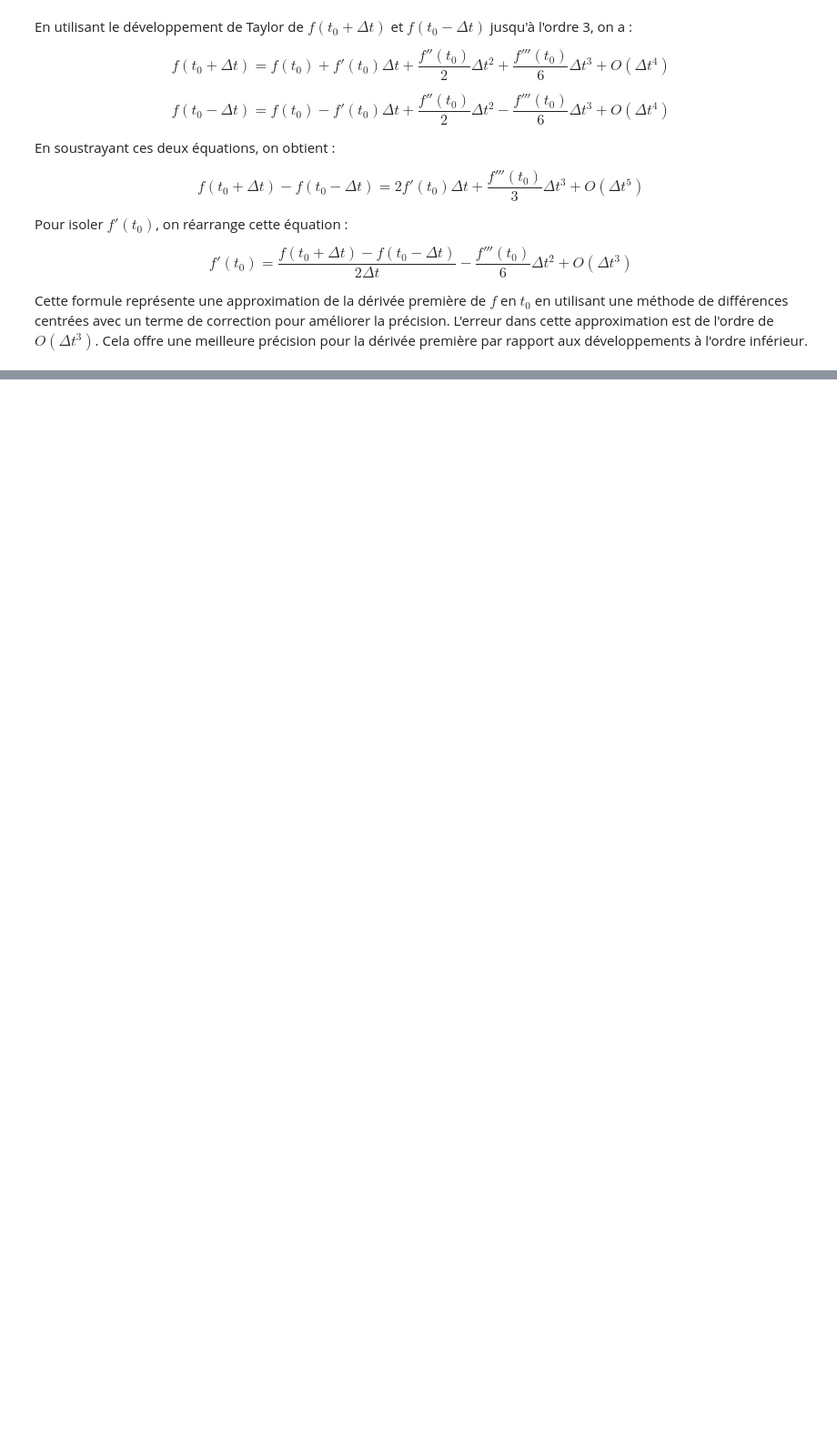
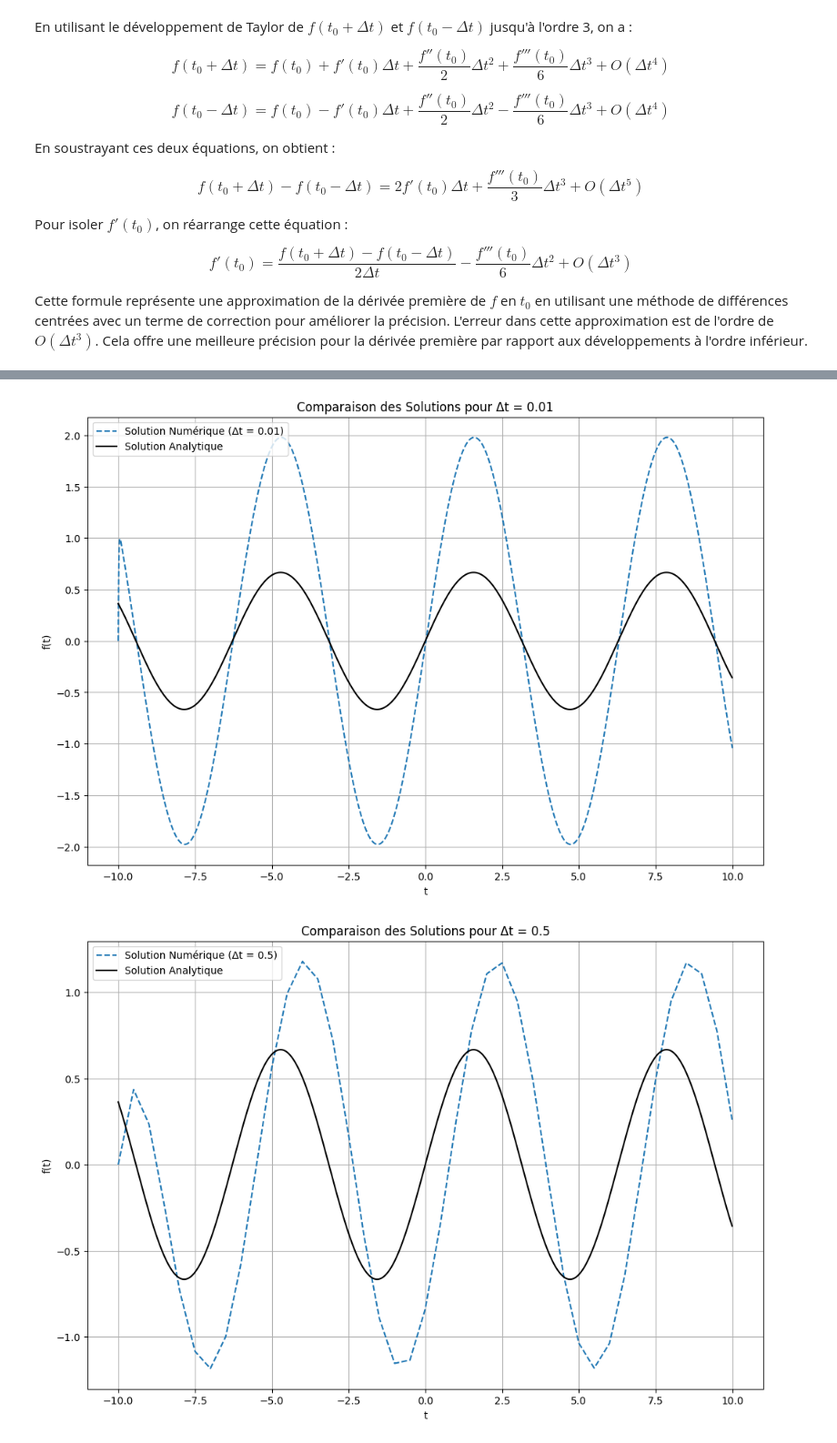
Before and after one commit to BapJu/tp2-discretisation, a Jupyter notebook: tp2.ipynb, the cells around one changed output, grey strips where cells are left out. Shown at 91% size. Drawn from its saved outputs; the diff is of its cells as text; code cells hidden in the pictures; blank space fills up the shorter version.

```diff
--- a/tp2.ipynb
+++ b/tp2.ipynb
@@ -98,0 +239,37 @@ Cette formule représente une approximation de la dérivée première de $f$ en
+# %%
+import numpy as np
+import matplotlib.pyplot as plt
+
+# Définition des paramètres et de la fonction g(t)
+tau = 0.5  # Valeur hypothétique pour tau
+def g(t):
+    return np.sin(t)  # Une fonction hypothétique pour g(t)
+
+# Résolution numérique pour deux valeurs différentes de Δt
+delta_t_values = [0.01, tau]  # Δt << τ et Δt ≈ τ
+t_range = np.arange(-10, 10, 0.01)  # Intervalle de temps pour la solution analytique
+f_analytic = g(t_range) / (1 + tau)  # Solution analytique hypothétique de l'équation (1)
+
+for delta_t in delta_t_values:
+    n_points = int(20 / delta_t) + 1  # Nombre de points dans la discrétisation
+    t_points = np.linspace(-10, 10, n_points)  # Points de discrétisation
+    f_numeric = np.zeros(n_points)  # Initialisation du tableau pour la solution numérique
+
+    # Résolution numérique en utilisant la différenciation décentrée avancée
+    for i in range(n_points - 1):
+        f_numeric[i + 1] = (g(t_points[i]) + tau * f_numeric[i]) / (1 + tau * delta_t)
+
+    # Tracer la solution numérique et analytique
+    plt.figure(figsize=(12, 8))
+    plt.plot(t_points, f_numeric, label=f'Solution Numérique (Δt = {delta_t})', linestyle='--')
+    plt.plot(t_range, f_analytic, label='Solution Analytique', color='black')
+
+    plt.title(f"Comparaison des Solutions pour Δt = {delta_t}")
+    plt.xlabel("t")
+    plt.ylabel("f(t)")
+    plt.legend()
+    plt.grid(True)
+    plt.show()
+# %% [output]
+[figure, added]
+[figure, added]
```
Also changed, not shown: parts of 5 cells of this notebook.
